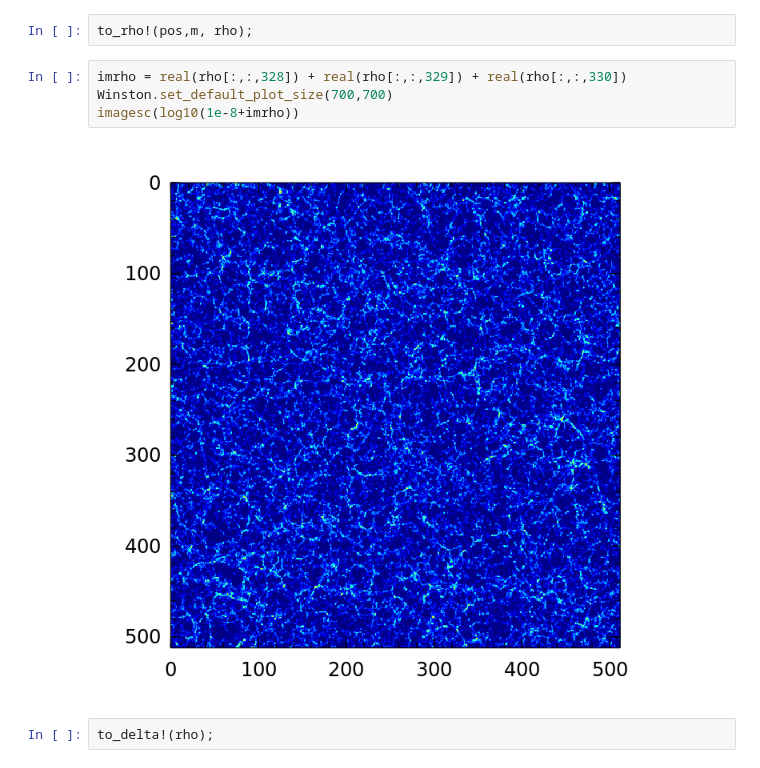
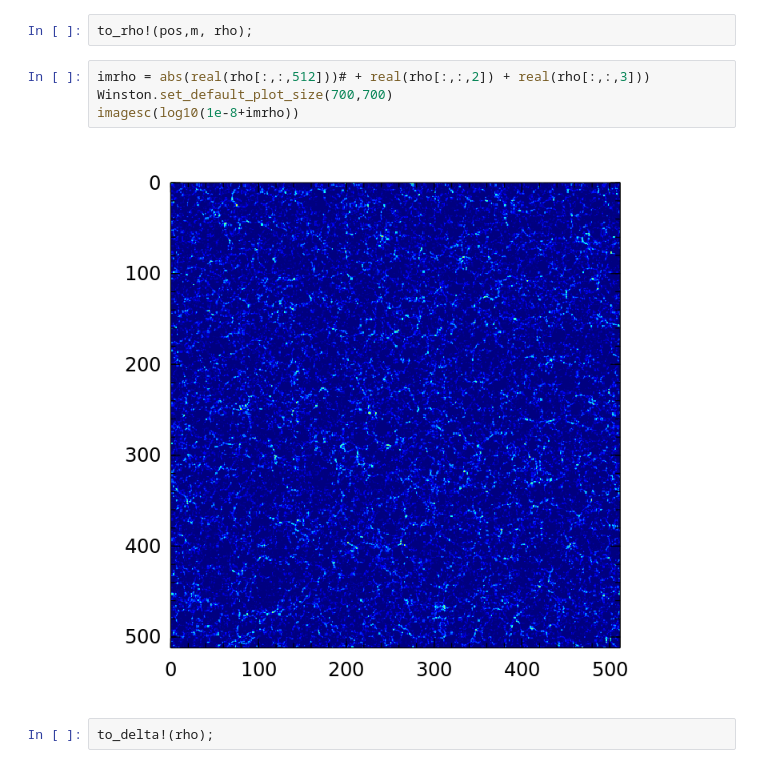
Before and after one commit to skariel/VELREC_T3, a Jupyter notebook: TEST_2LPT.ipynb, the cells around one changed output. Saved outputs shown, nothing was run; the diff lists cells and outputs as text.

```diff
--- a/TEST_2LPT.ipynb
+++ b/TEST_2LPT.ipynb
@@ -27,11 +27,11 @@ load_raw_halos1600 (generic function with 3 methods)
 # %%
 to_rho!(pos,m, rho);
 # %%
-imrho = real(rho[:,:,328]) + real(rho[:,:,329]) + real(rho[:,:,330])
+imrho = abs(real(rho[:,:,512]))# + real(rho[:,:,2]) + real(rho[:,:,3]))
 Winston.set_default_plot_size(700,700)
 imagesc(log10(1e-8+imrho))
 # %% [output]
-[figure, old version]
+[figure, new version]
 # %%
 to_delta!(rho);
 # %%
```
Also changed, not shown: parts of 6 cells of this notebook, 2 other files.
